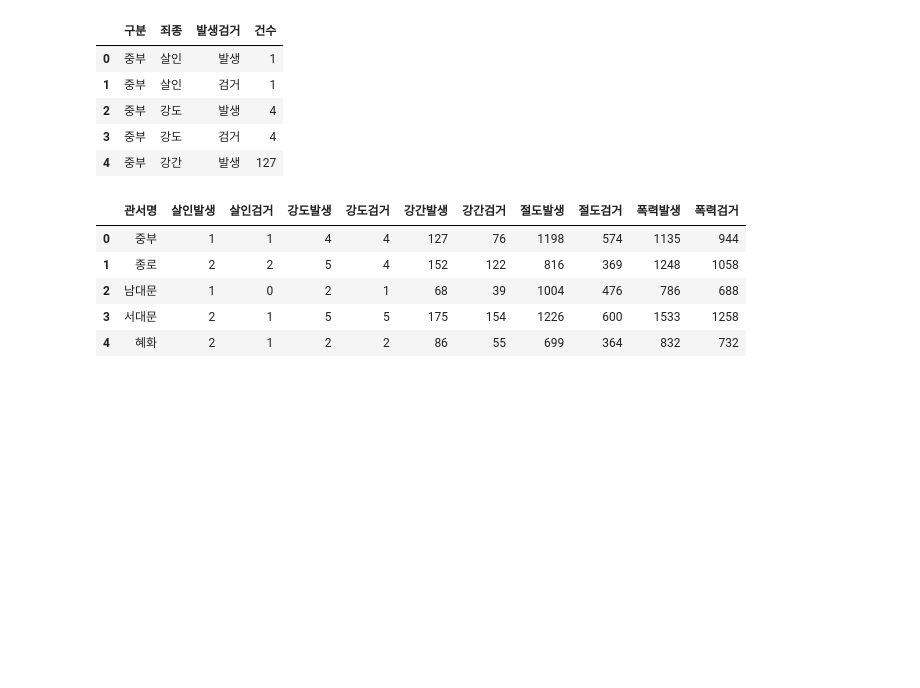
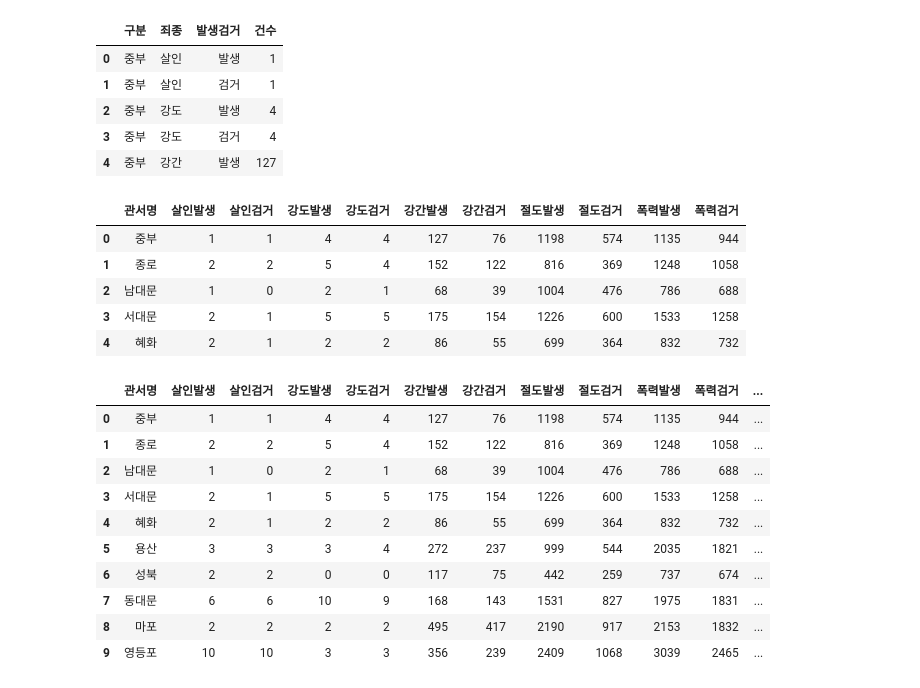
Before and after one commit to du0san/test_pandas, a Jupyter notebook: 2nd_서울시범죄현황분석.ipynb, the cells around one changed output. Drawn from its saved outputs; the diff is of its cells as text; code cells hidden in the pictures; blank space fills up the shorter version.

```diff
--- a/2nd_서울시범죄현황분석.ipynb
+++ b/2nd_서울시범죄현황분석.ipynb
@@ -33,3 +33,20 @@ cp_new.head()
 | 2 | 남대문 | 1 | 0 | 2 | 1 | 68 | 39 | 1004 | 476 | 786 | 688 |
 | 3 | 서대문 | 2 | 1 | 5 | 5 | 175 | 154 | 1226 | 600 | 1533 | 1258 |
 | 4 | 혜화 | 2 | 1 | 2 | 2 | 86 | 55 | 699 | 364 | 832 | 732 |
+# %%
+cp_new['구별'] = ["중구", "종로구", "중구", "서대문구", "종로구", "용산구", "성북구", "동대문구", "마포구", "영등포구",
+"성동구", "동작구", "광진구", "은평구", "강북구", "금천구", "중랑구", "강남구", "관악구", "강서구",
+"강동구", "성북구", "구로구", "서초구", "양천구", "송파구", "노원구", "서초구", "은평구", "도봉구", "강남구"]
+cp_new.head(10)
+# %% [output]
+|  | 관서명 | 살인발생 | 살인검거 | 강도발생 | 강도검거 | 강간발생 | 강간검거 | 절도발생 | 절도검거 | 폭력발생 | 폭력검거 | ... |
+| 0 | 중부 | 1 | 1 | 4 | 4 | 127 | 76 | 1198 | 574 | 1135 | 944 | ... |
+| 1 | 종로 | 2 | 2 | 5 | 4 | 152 | 122 | 816 | 369 | 1248 | 1058 | ... |
+| 2 | 남대문 | 1 | 0 | 2 | 1 | 68 | 39 | 1004 | 476 | 786 | 688 | ... |
+| 3 | 서대문 | 2 | 1 | 5 | 5 | 175 | 154 | 1226 | 600 | 1533 | 1258 | ... |
+| 4 | 혜화 | 2 | 1 | 2 | 2 | 86 | 55 | 699 | 364 | 832 | 732 | ... |
+| 5 | 용산 | 3 | 3 | 3 | 4 | 272 | 237 | 999 | 544 | 2035 | 1821 | ... |
+| 6 | 성북 | 2 | 2 | 0 | 0 | 117 | 75 | 442 | 259 | 737 | 674 | ... |
+| 7 | 동대문 | 6 | 6 | 10 | 9 | 168 | 143 | 1531 | 827 | 1975 | 1831 | ... |
+| 8 | 마포 | 2 | 2 | 2 | 2 | 495 | 417 | 2190 | 917 | 2153 | 1832 | ... |
+| 9 | 영등포 | 10 | 10 | 3 | 3 | 356 | 239 | 2409 | 1068 | 3039 | 2465 | ... |
```
Also changed, not shown: parts of 15 cells of this notebook, 9 other files.
